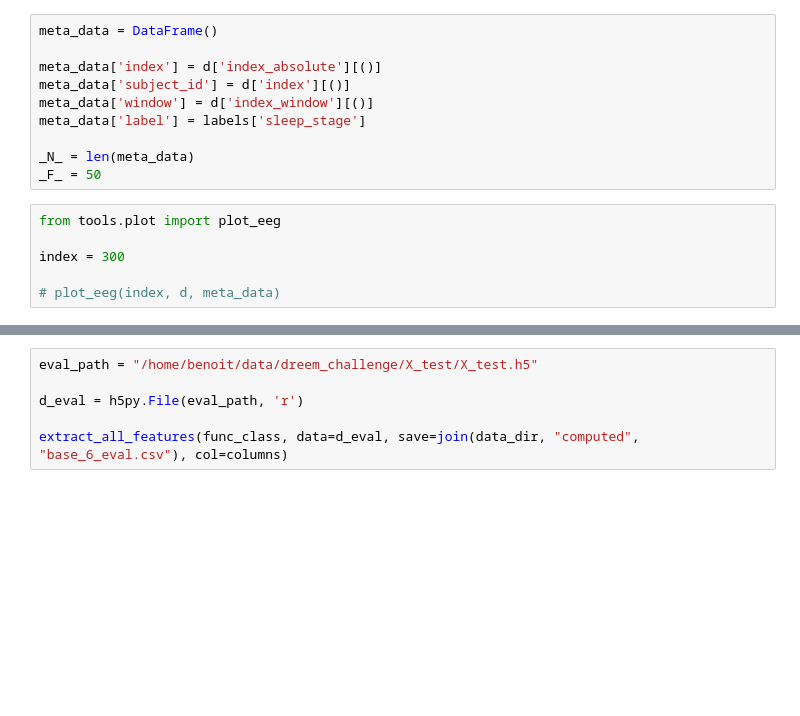
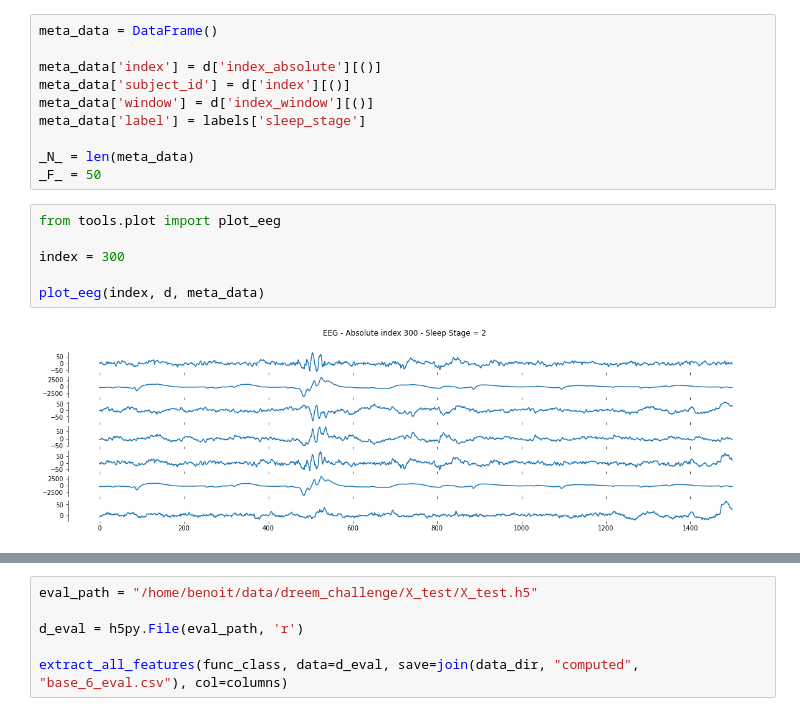
Before and after one commit to benoitcharmettant/td_machine_learning, a Jupyter notebook: final/feature_extraction_pipeline.ipynb, the cells around one changed output, grey strips where cells are left out. Drawn from its saved outputs; the diff is of its cells as text; blank space fills up the shorter version.

```diff
--- a/final/feature_extraction_pipeline.ipynb
+++ b/final/feature_extraction_pipeline.ipynb
@@ -28,9 +30,11 @@ _F_ = 50
 # %%
 from tools.plot import plot_eeg
 
 index = 300
 
-# plot_eeg(index, d, meta_data)
+plot_eeg(index, d, meta_data)
+# %% [output]
+[figure, added]
 # %%
 # Etudes des features
 
```
Also changed, not shown: parts of 3 cells of this notebook, 2 other files.
